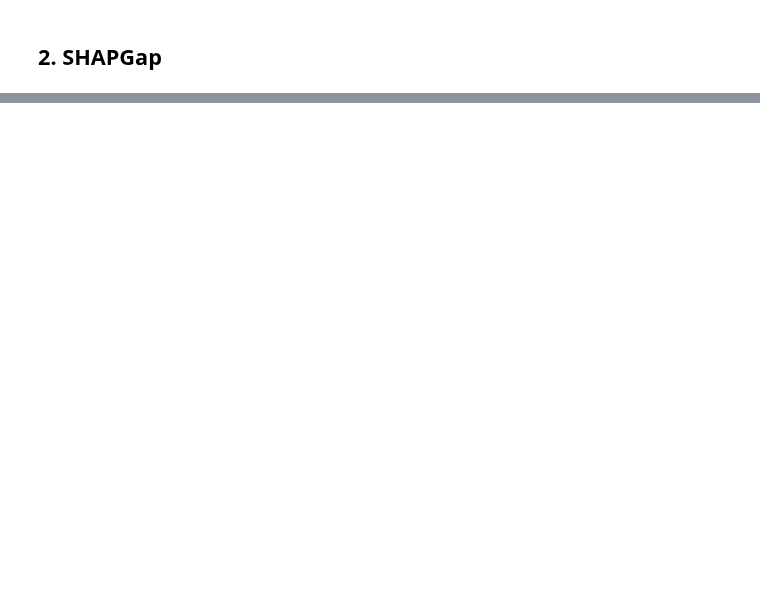
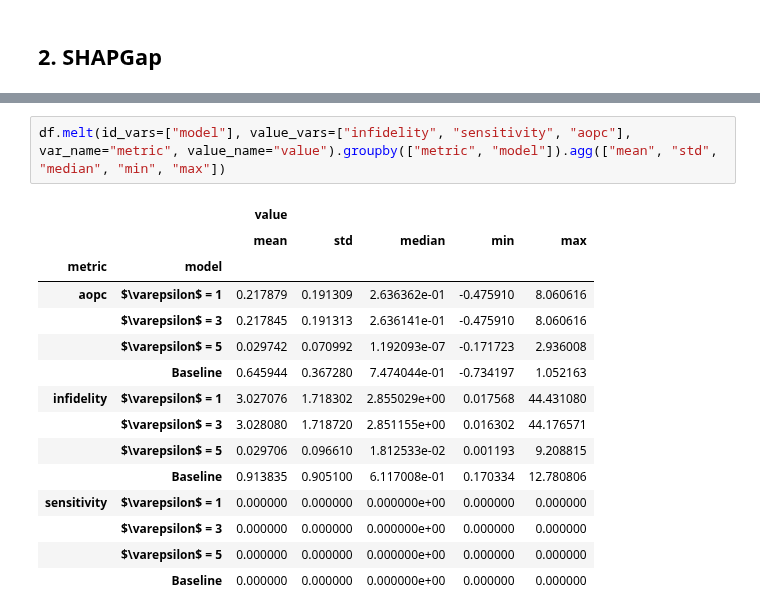
Before and after one commit to trinhkieuha/dp-shap-anomaly-detection, a Jupyter notebook: notebooks/06_Explainability.ipynb, the cells around one changed output, grey strips where cells are left out. Saved outputs shown, nothing was run; the diff lists cells and outputs as text; blank space fills up the shorter version.

```diff
--- a/notebooks/06_Explainability.ipynb
+++ b/notebooks/06_Explainability.ipynb
@@ -193,0 +289,18 @@ df_melted.groupby(["gap_type", "epsilon"]).agg(["mean", "std"])
+# %%
+df.melt(id_vars=["model"], value_vars=["infidelity", "sensitivity", "aopc"], var_name="metric", value_name="value").groupby(["metric", "model"]).agg(["mean", "std", "median", "min", "max"])
+# %% [output]
+|  |  | value |  |  |  |  |
+|  |  | mean | std | median | min | max |
+| metric | model |  |  |  |  |  |
+| aopc | $\varepsilon$ = 1 | 0.217879 | 0.191309 | 2.636362e-01 | -0.475910 | 8.060616 |
+|  | $\varepsilon$ = 3 | 0.217845 | 0.191313 | 2.636141e-01 | -0.475910 | 8.060616 |
+|  | $\varepsilon$ = 5 | 0.029742 | 0.070992 | 1.192093e-07 | -0.171723 | 2.936008 |
+|  | Baseline | 0.645944 | 0.367280 | 7.474044e-01 | -0.734197 | 1.052163 |
+| infidelity | $\varepsilon$ = 1 | 3.027076 | 1.718302 | 2.855029e+00 | 0.017568 | 44.431080 |
+|  | $\varepsilon$ = 3 | 3.028080 | 1.718720 | 2.851155e+00 | 0.016302 | 44.176571 |
+|  | $\varepsilon$ = 5 | 0.029706 | 0.096610 | 1.812533e-02 | 0.001193 | 9.208815 |
+|  | Baseline | 0.913835 | 0.905100 | 6.117008e-01 | 0.170334 | 12.780806 |
+| sensitivity | $\varepsilon$ = 1 | 0.000000 | 0.000000 | 0.000000e+00 | 0.000000 | 0.000000 |
+|  | $\varepsilon$ = 3 | 0.000000 | 0.000000 | 0.000000e+00 | 0.000000 | 0.000000 |
+|  | $\varepsilon$ = 5 | 0.000000 | 0.000000 | 0.000000e+00 | 0.000000 | 0.000000 |
+|  | Baseline | 0.000000 | 0.000000 | 0.000000e+00 | 0.000000 | 0.000000 |
```
Also changed, not shown: parts of 8 cells of this notebook, 23 other files.
